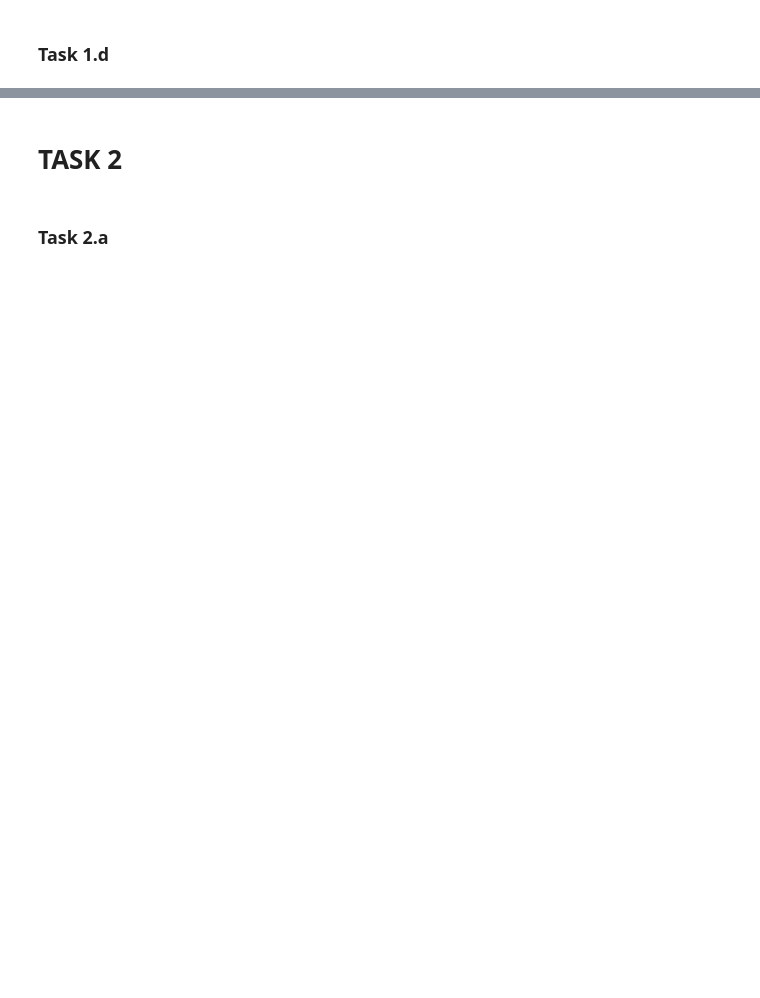
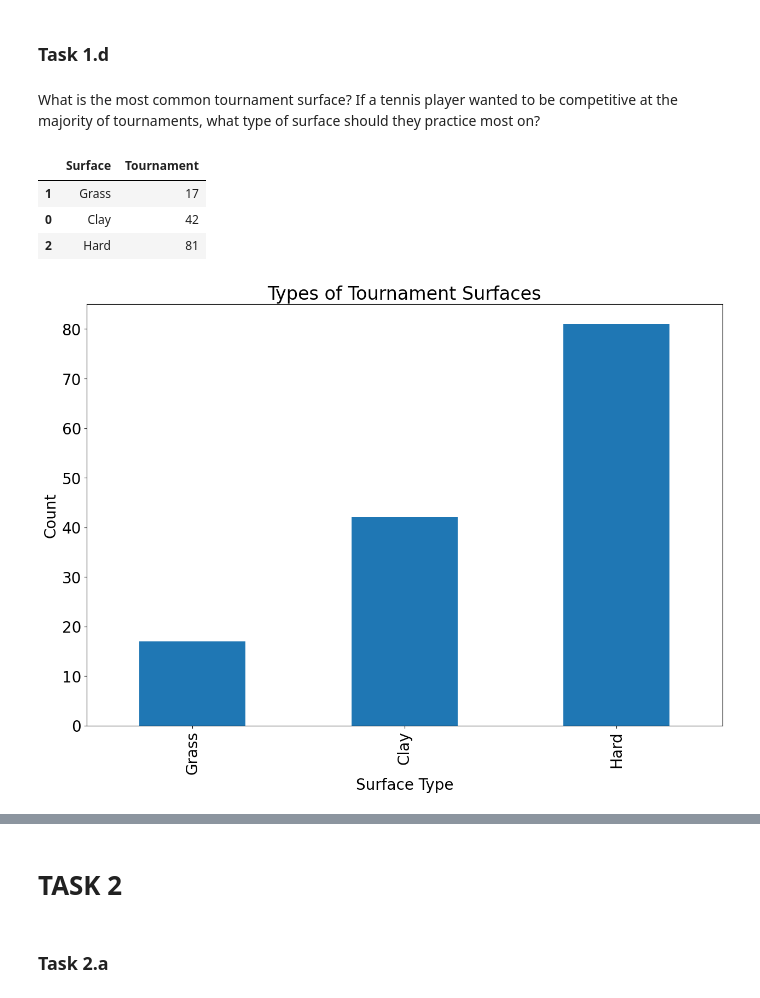
Before and after one commit to Scotty538/ml_one, a Jupyter notebook: Jupyter Project Report Template DRAFT v2.0_297201 - A1.ipynb, the cells around one changed output, grey strips where cells are left out. Saved outputs shown, nothing was run; the diff lists cells and outputs as text; code cells hidden in the pictures; blank space fills up the shorter version.

```diff
--- a/Jupyter Project Report Template DRAFT v2.0_297201 - A1.ipynb
+++ b/Jupyter Project Report Template DRAFT v2.0_297201 - A1.ipynb
@@ -539,0 +601,2 @@ tennis_2016.groupby('Date').count()
+# %%
+tennis_total_clean = tennis_total.dropna(subset=['WRank', 'LRank'])
@@ -539,0 +624,2 @@ tennis_2016.groupby('Date').count()
+# %%
+tennis_total_clean =tennis_total_clean.reset_index()
@@ -541,0 +650,2 @@ tennis_2016.groupby('Date').count()
+# %%
+tennis_total_clean['Year'] = pd.to_datetime(tennis_total_clean['Date']).dt.year
@@ -542,2 +680,22 @@ tennis_2016.groupby('Date').count()
 # %% [markdown]
 ### Task 1.d
+# %% [markdown]
+What is the most common tournament surface? If a tennis player wanted to be competitive at the majority of tournaments, what type of surface should they practice most on?
+# %%
+surface = tennis_total_clean[['Surface', 'Tournament']].groupby('Surface').nunique()
+surface = surface.reset_index()
+surface = surface.sort_values('Tournament')
+surface
+# %% [output]
+|  | Surface | Tournament |
+| 1 | Grass | 17 |
+| 0 | Clay | 42 |
+| 2 | Hard | 81 |
+# %%
+surface.plot(kind = 'bar', x = 'Surface', y = 'Tournament', legend = False)
+plt.xlabel("Surface Type")
+plt.ylabel("Count")
+plt.title("Types of Tournament Surfaces")
+plt.show()
+# %% [output]
+[figure, added]
```
Also changed, not shown: parts of 37 cells of this notebook.
